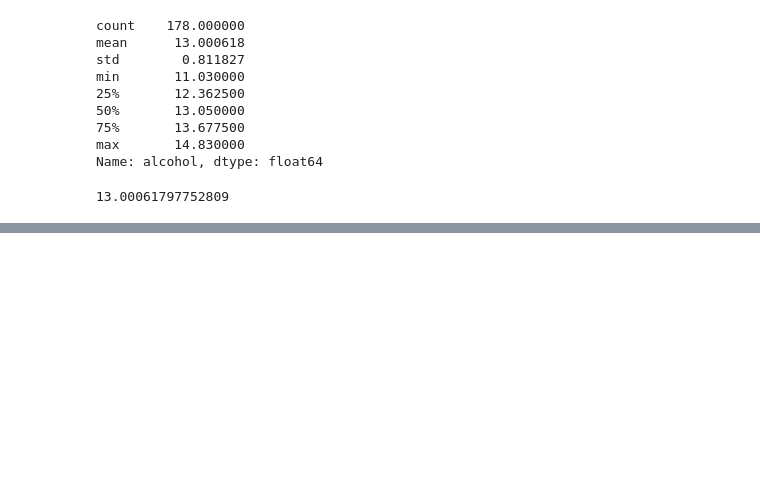
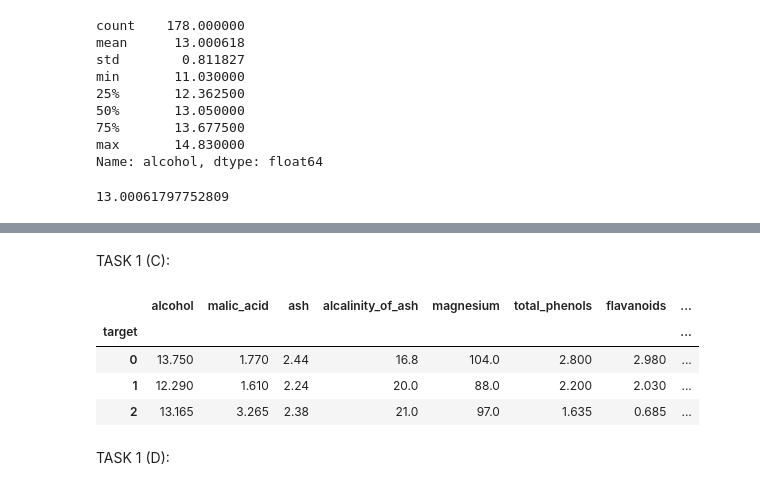
Before and after one commit to arnav-exe/data-mining-assignment-1, a Jupyter notebook: ECS607U_Data_Mining_Assignment_1.ipynb, the cells around one changed output, grey strips where cells are left out. Drawn from its saved outputs; the diff is of its cells as text; code cells hidden in the pictures; blank space fills up the shorter version.

Commit message:
task 1.d (incomplete)

```diff
--- a/ECS607U_Data_Mining_Assignment_1.ipynb
+++ b/ECS607U_Data_Mining_Assignment_1.ipynb
@@ -130,3 +130,15 @@ df.corr() # multivariate summary 2
 | od280/od315_of_diluted_wines | 0.072343 | -0.368710 | 0.003911 | -0.276769 | 0.066004 | 0.699949 | 0.787194 | ... |
 | proline | 0.643720 | -0.192011 | 0.223626 | -0.440597 | 0.393351 | 0.498115 | 0.494193 | ... |
 | target | -0.328222 | 0.437776 | -0.049643 | 0.517859 | -0.209179 | -0.719163 | -0.847498 | ... |
+# %% [markdown]
+TASK 1 (C):
+# %%
+df.groupby(["target"]).median()
+# %% [output]
+|  | alcohol | malic_acid | ash | alcalinity_of_ash | magnesium | total_phenols | flavanoids | ... |
+| target |  |  |  |  |  |  |  | ... |
+| 0 | 13.750 | 1.770 | 2.44 | 16.8 | 104.0 | 2.800 | 2.980 | ... |
+| 1 | 12.290 | 1.610 | 2.24 | 20.0 | 88.0 | 2.200 | 2.030 | ... |
+| 2 | 13.165 | 3.265 | 2.38 | 21.0 | 97.0 | 1.635 | 0.685 | ... |
+# %% [markdown]
+TASK 1 (D):
```
Also changed, not shown: parts of 1 cell of this notebook.
